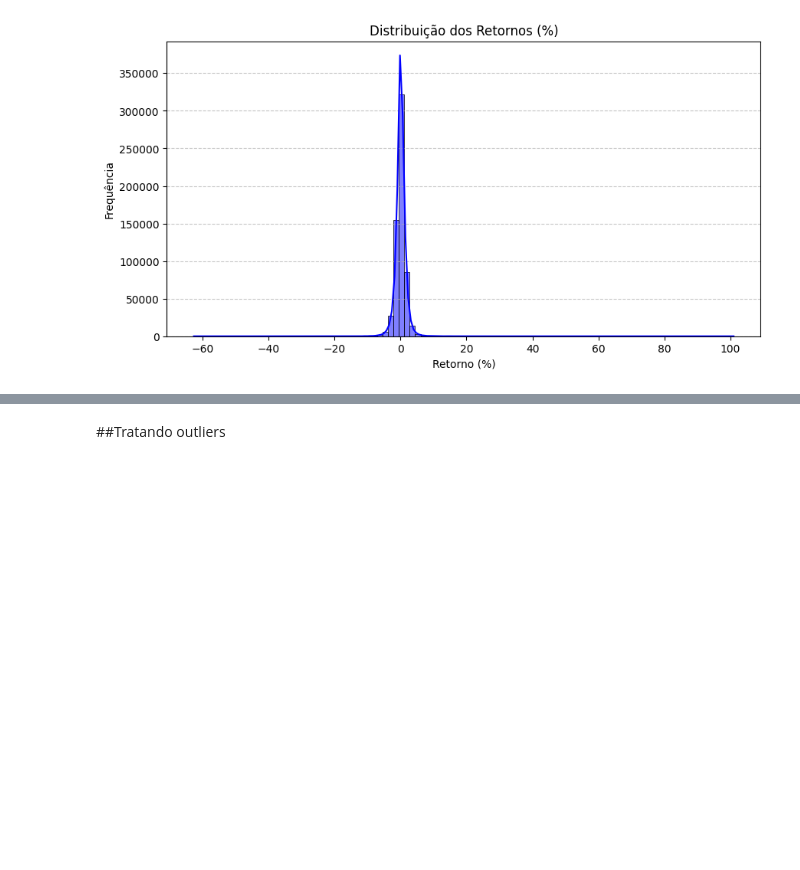
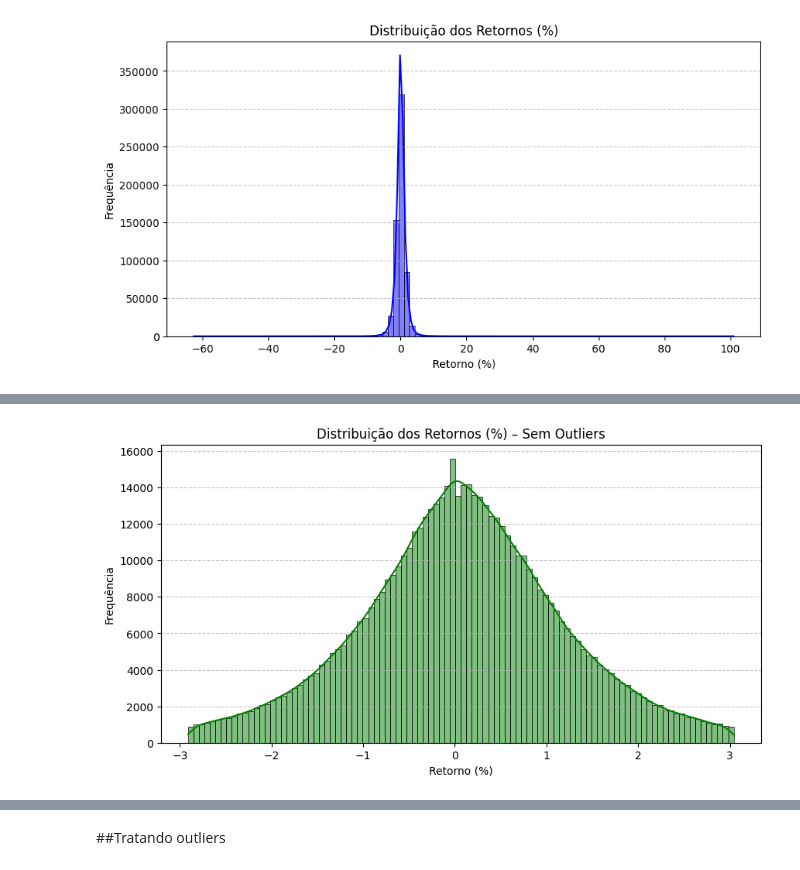
Before and after one commit to Vitor4818/StockTrendClassifier, a Jupyter notebook: StockTrendClassifier.ipynb, the cells around one changed output, grey strips where cells are left out. Saved outputs shown, nothing was run; the diff lists cells and outputs as text; code cells hidden in the pictures; blank space fills up the shorter version.

```diff
--- a/StockTrendClassifier.ipynb
+++ b/StockTrendClassifier.ipynb
@@ -405,0 +451,26 @@ plt.plot(df['volatility'], y, 'r', label='Regressão Linear')
+# %%
+import matplotlib.pyplot as plt
+import seaborn as sns
+
+#Removendo os outliers usando o intervalo interquantil
+Q1 = df['return (%)'].quantile(0.25)
+Q3 = df['return (%)'].quantile(0.75)
+IQR = Q3 - Q1
+
+#Definindo limites para identificar outliers
+limite_inferior = Q1 - 1.5 * IQR
+limite_superior = Q3 + 1.5 * IQR
+
+# Filtrando os dados sem os outliers
+df_sem_outliers = df[(df['return (%)'] >= limite_inferior) & (df['return (%)'] <= limite_superior)]
+
+# Criando o histograma com KDE (curva de densidade)
+plt.figure(figsize=(10, 5))
+sns.histplot(df_sem_outliers['return (%)'], bins=100, kde=True, color='green')
+plt.title('Distribuição dos Retornos (%) – Sem Outliers')
+plt.xlabel('Retorno (%)')
+plt.ylabel('Frequência')
+plt.grid(axis="y", linestyle="--", alpha=0.7)
+plt.show()
+# %% [output]
+[figure, added]
```
Also changed, not shown: parts of 82 cells of this notebook.
